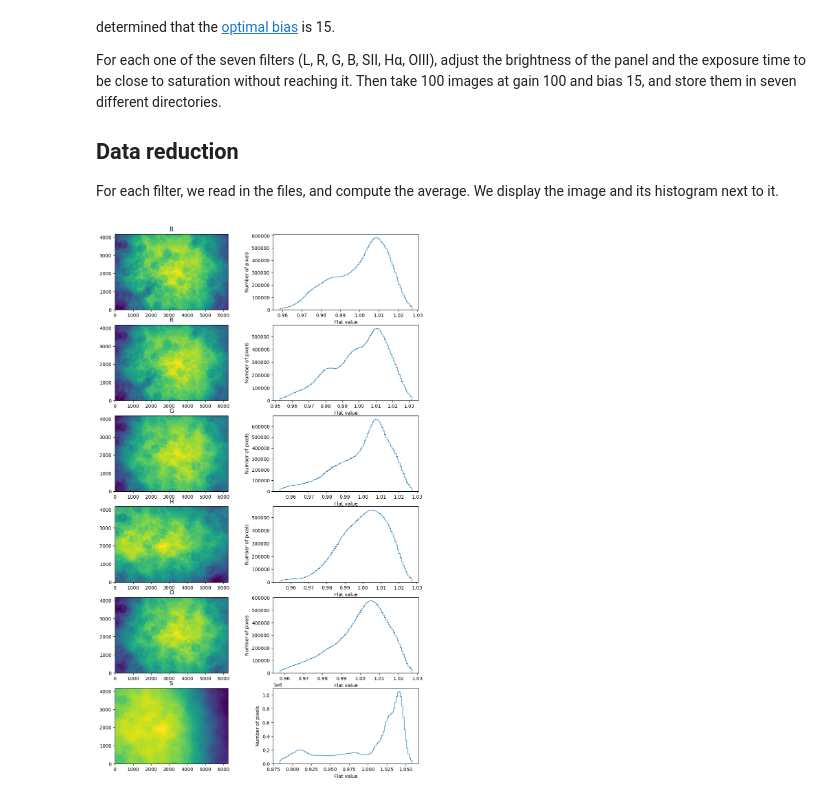
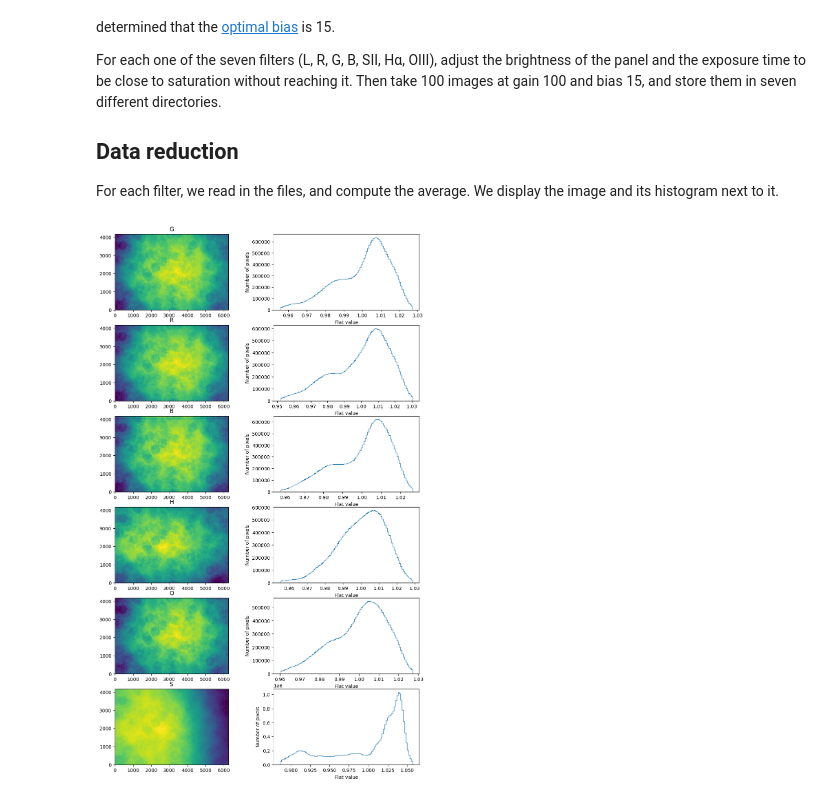
Before and after one commit to frederic-auchere/OHP, a Jupyter notebook: flats.ipynb, the cells around one changed output. Cells and saved outputs as stored; diff of their text form; code cells hidden in the pictures.

```diff
--- a/flats.ipynb
+++ b/flats.ipynb
@@ -27,43 +27,43 @@ from astropy.visualization import ImageNormalize, LinearStretch, PercentileInter
 import matplotlib.pyplot as plt
 
 # Replace by your directory
-paths = [r'C:\Users\fauchere\Pictures\ASI2600MM\2023-07-23\Flat\100\B',
-         r'C:\Users\fauchere\Pictures\ASI2600MM\2023-07-23\Flat\100\R',
-         r'C:\Users\fauchere\Pictures\ASI2600MM\2023-07-24\Flat\100\G',
-         r'C:\Users\fauchere\Pictures\ASI2600MM\2023-07-24\Flat\100\H',
-         r'C:\Users\fauchere\Pictures\ASI2600MM\2023-07-24\Flat\100\O',
-         r'C:\Users\fauchere\Pictures\ASI2600MM\2023-07-24\Flat\100\S',]
+paths = [r'E:\ASI2600MM\20230725\Flats\100\G',
+         r'E:\ASI2600MM\20230725\Flats\100\R',
+         r'E:\ASI2600MM\20230725\Flats\100\B',
+         r'E:\ASI2600MM\20230725\Flats\100\H',
+         r'E:\ASI2600MM\20230725\Flats\100\O',
+         r'E:\ASI2600MM\20230725\Flats\100\S',]
 
-dark = fits.getdata(r"C:\EOS6D\bias\asi2600mm_dark_iso00100_t-5.400_00.0s_2023-07-15.fits")
+dark = fits.getdata(r"C:\EOS6D\bias\asi2600mm_dark_iso100_t-5.400_0.00s_2023-07-15.fits")
 
 fix, axes = plt.subplots(len(paths), 2, figsize=(12, 20))
 
 flat_frames = []  # used to save the stacked flat frames
 base_headers = []  # used to save one header for later
 for i, path in enumerate(paths):
         files = glob.glob(os.path.join(path, '*.fits'))
 
         # Averages the flat frames
         flat_frame = 0
         for f in tqdm(files):
             flat_frame = flat_frame + np.float32(fits.getdata(f)) - dark
         flat_frame = flat_frame / len(files)
         # Normalize to the mean
         flat_frame /= np.mean(flat_frame)
 
         flat_frames.append(flat_frame)
         base_header = fits.getheader(files[0])
         base_headers.append(base_header)
 
         norm = ImageNormalize(flat_frame, stretch=LinearStretch(), interval=PercentileInterval(99.5))
 
         axes[i, 0].imshow(flat_frame, norm=norm, origin='lower')
         axes[i, 0].set_title(base_header['FILTER'])
         axes[i, 1].hist(flat_frame.flatten(), histtype='step', bins=100, range=[norm.vmin, norm.vmax])
         axes[i, 1].set_xlabel('Flat value')
         axes[i, 1].set_ylabel('Number of pixels')
 # %% [output]
-[figure, old version]
+[figure, new version]
 # %%
 camera = 'ASI2600MM'
 telescope = 'esprit100ED'
```
Also changed, not shown: 2 other files.
